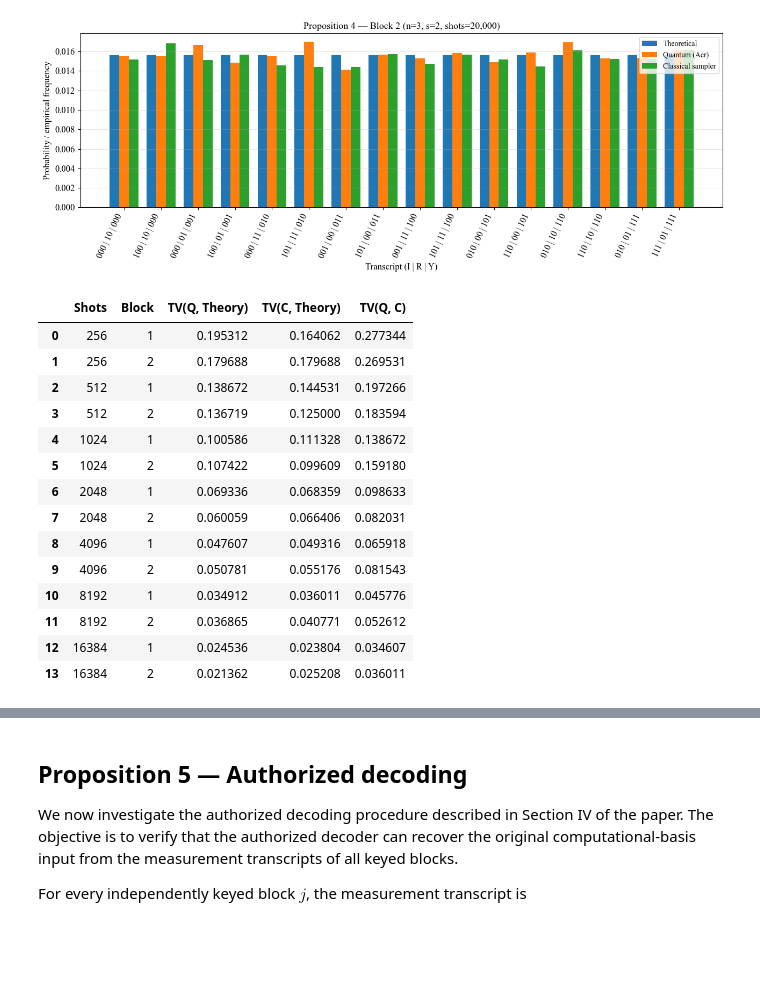
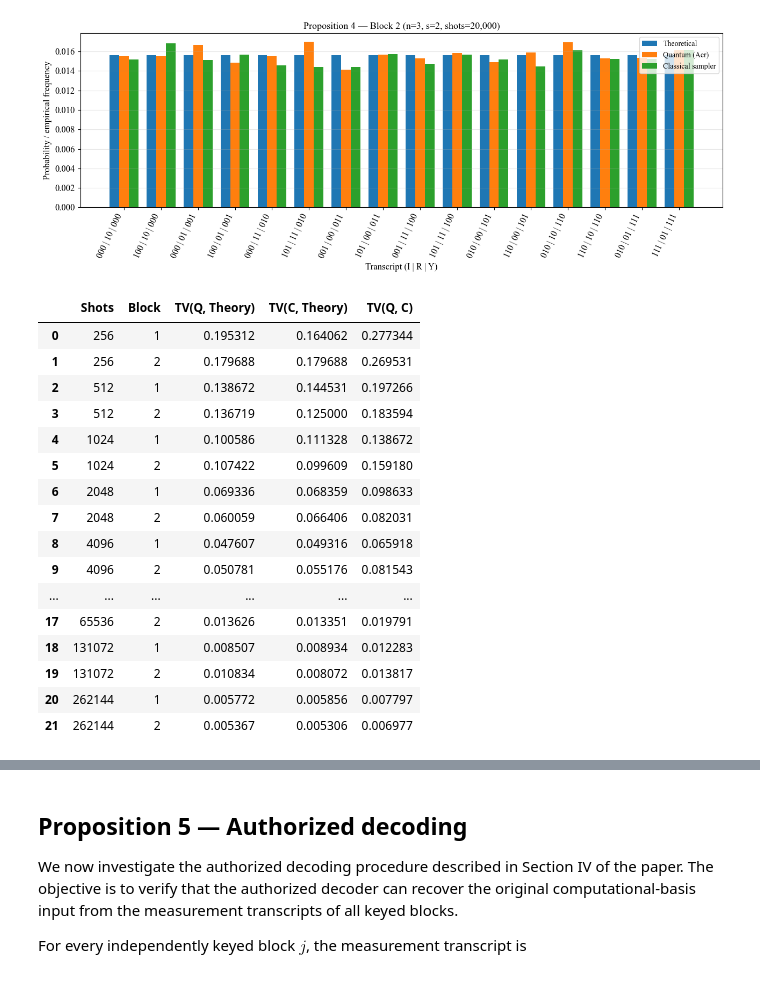
Before and after one commit to NesyaLab/ISCAS2027, a Jupyter notebook: notebooks/Circuit_level_inversion_security_LCU.ipynb, the cells around one changed output, grey strips where cells are left out. Cells and saved outputs as stored; diff of their text form; code cells hidden in the pictures; blank space fills up the shorter version.

```diff
--- a/notebooks/Circuit_level_inversion_security_LCU.ipynb
+++ b/notebooks/Circuit_level_inversion_security_LCU.ipynb
@@ -960,8 +957,10 @@ for j in range(model.nu):
 [figure]
 [figure]
 # %%
-SHOT_VALUES = [256, 512, 1024, 2048, 4096, 8192, 16384]
+import math
 
+max_shot = 400000
+SHOT_VALUES = [256 * 2**i for i in range(int(math.log2(max_shot/ 256)) + 1)]
 convergence_results = []
 
 for shots in SHOT_VALUES:
@@ -990,37 +989,39 @@ for shots in SHOT_VALUES:
         assert sum(c_counts.values()) == shots
         assert set(q_counts).issubset(p_theory)
         assert set(c_counts).issubset(p_theory)
 
         p_q = normalize_counts(q_counts)
         p_c = normalize_counts(c_counts)
 
         convergence_results.append({
             "Shots": shots,
             "Block": j + 1,
             "TV(Q, Theory)": total_variation(p_q, p_theory),
             "TV(C, Theory)": total_variation(p_c, p_theory),
             "TV(Q, C)": total_variation(p_q, p_c),
         })
 
 convergence_df = pd.DataFrame(convergence_results)
 
 display(convergence_df)
 # %% [output]
 |  | Shots | Block | TV(Q, Theory) | TV(C, Theory) | TV(Q, C) |
 | 0 | 256 | 1 | 0.195312 | 0.164062 | 0.277344 |
 | 1 | 256 | 2 | 0.179688 | 0.179688 | 0.269531 |
 | 2 | 512 | 1 | 0.138672 | 0.144531 | 0.197266 |
 | 3 | 512 | 2 | 0.136719 | 0.125000 | 0.183594 |
 | 4 | 1024 | 1 | 0.100586 | 0.111328 | 0.138672 |
 | 5 | 1024 | 2 | 0.107422 | 0.099609 | 0.159180 |
 | 6 | 2048 | 1 | 0.069336 | 0.068359 | 0.098633 |
 | 7 | 2048 | 2 | 0.060059 | 0.066406 | 0.082031 |
 | 8 | 4096 | 1 | 0.047607 | 0.049316 | 0.065918 |
 | 9 | 4096 | 2 | 0.050781 | 0.055176 | 0.081543 |
-| 10 | 8192 | 1 | 0.034912 | 0.036011 | 0.045776 |
-| 11 | 8192 | 2 | 0.036865 | 0.040771 | 0.052612 |
-| 12 | 16384 | 1 | 0.024536 | 0.023804 | 0.034607 |
-| 13 | 16384 | 2 | 0.021362 | 0.025208 | 0.036011 |
+| ... | ... | ... | ... | ... | ... |
+| 17 | 65536 | 2 | 0.013626 | 0.013351 | 0.019791 |
+| 18 | 131072 | 1 | 0.008507 | 0.008934 | 0.012283 |
+| 19 | 131072 | 2 | 0.010834 | 0.008072 | 0.013817 |
+| 20 | 262144 | 1 | 0.005772 | 0.005856 | 0.007797 |
+| 21 | 262144 | 2 | 0.005367 | 0.005306 | 0.006977 |
 # %%
 for j in range(model.nu):
 
```
Also changed, not shown: parts of 21 cells of this notebook, 45 other files.
